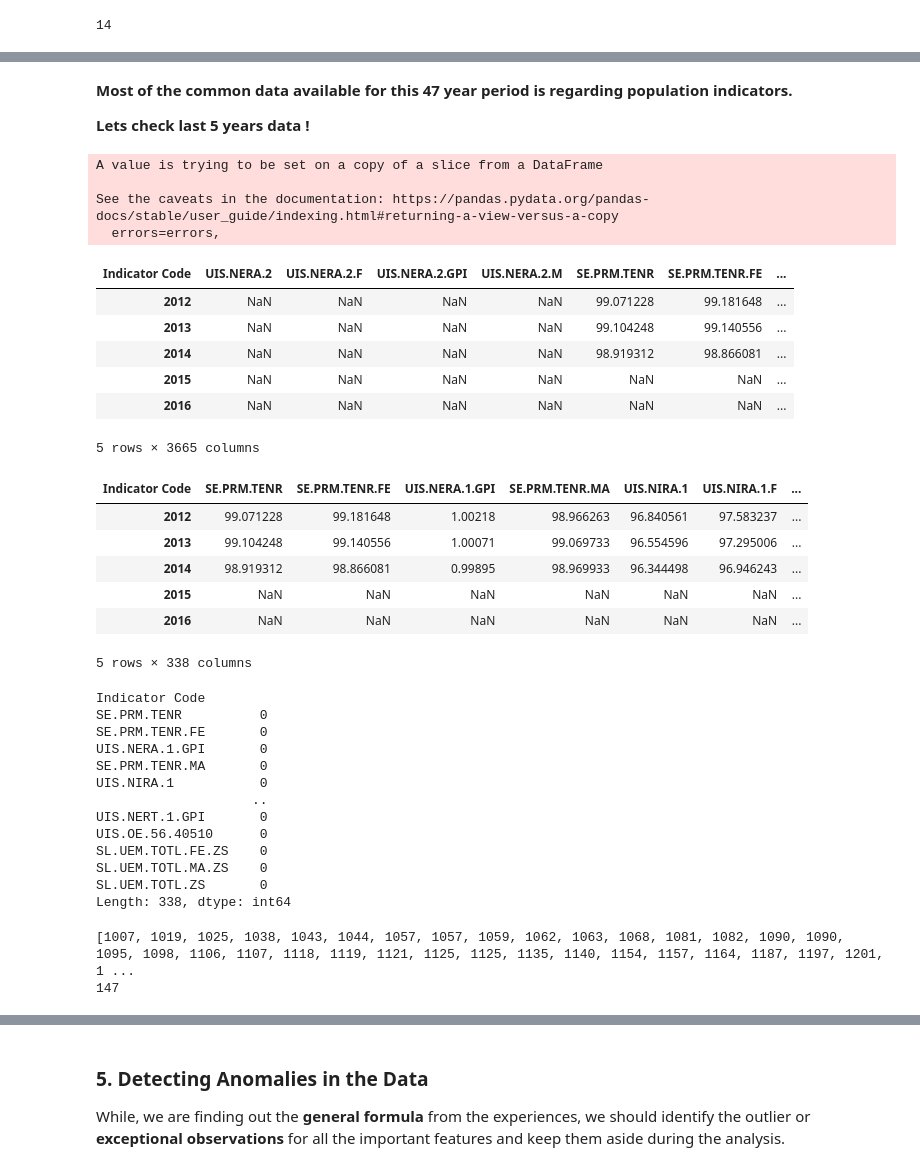
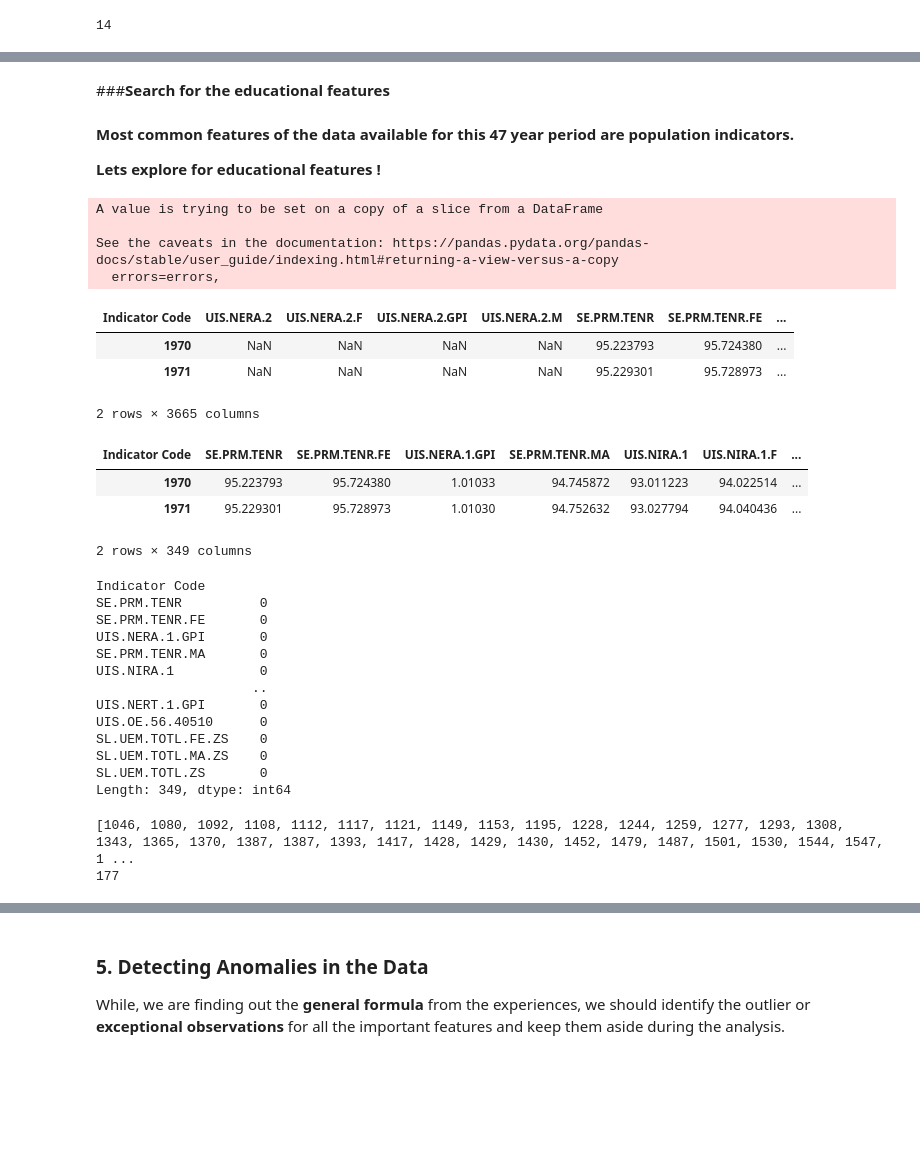
Before and after one commit to prabirdeb/World-Bank-Global-Education-Analysis, a Jupyter notebook: World_Bank_Global_Education_Analysis_Capstone_Project.ipynb, the cells around one changed output, grey strips where cells are left out. Saved outputs shown, nothing was run; the diff lists cells and outputs as text; code cells hidden in the pictures; blank space fills up the shorter version.

```diff
--- a/World_Bank_Global_Education_Analysis_Capstone_Project.ipynb
+++ b/World_Bank_Global_Education_Analysis_Capstone_Project.ipynb
@@ -359,0 +360,6 @@ common_feature_names
+# %%
+# Checking zero values in the filtered df
+print("There are zero values in following countries:\n")
+for k in list(dict_of_filtered_df.keys()):
+  if 0 in dict_of_filtered_df.get(k).values:
+    print(k,end=' ')
@@ -359,0 +370,16 @@ common_feature_names
+# %%
+# Imputation of zero values with mean
+for k in list(dict_of_filtered_df.keys()):
+  if 0 in dict_of_filtered_df.get(k).values:
+    new_df=dict_of_filtered_df.get(k)
+    for column_name in new_df.columns:
+     for i in new_df.index:
+      if new_df[column_name].loc[i]==0:
+        new_df[column_name].loc[i]=new_df[column_name].mean()
+    dict_of_filtered_df.update({k:new_df})
+# %%
+# Checking zero values in the filtered df
+print("There are zero values in following countries:\n")
+for k in list(dict_of_filtered_df.keys()):
+  if 0 in dict_of_filtered_df.get(k).values:
+    print(k,end=' ')
@@ -373,5 +401,7 @@ mean_stat_df.head(2)
+# %% [markdown]
+###**Search for the educational features**
 # %% [markdown]
-**Most of the common data available for this 47 year period is regarding population indicators.**
+**Most common features of the data available for this 47 year period are population indicators.**
 
-**Lets check last 5 years data !**
+**Lets explore for educational features  !**
 # %%
@@ -388,33 +417,25 @@ A value is trying to be set on a copy of a slice from a DataFrame
 See the caveats in the documentation: https://pandas.pydata.org/pandas-docs/stable/user_guide/indexing.html#returning-a-view-versus-a-copy
   errors=errors,
 # %%
-dict_of_clean_df.get('EMU')
+dict_of_clean_df.get('EMU').head(2)
 # %% [output]
 | Indicator Code | UIS.NERA.2 | UIS.NERA.2.F | UIS.NERA.2.GPI | UIS.NERA.2.M | SE.PRM.TENR | SE.PRM.TENR.FE | ... |
-| 2012 | NaN | NaN | NaN | NaN | 99.071228 | 99.181648 | ... |
-| 2013 | NaN | NaN | NaN | NaN | 99.104248 | 99.140556 | ... |
-| 2014 | NaN | NaN | NaN | NaN | 98.919312 | 98.866081 | ... |
-| 2015 | NaN | NaN | NaN | NaN | NaN | NaN | ... |
-| 2016 | NaN | NaN | NaN | NaN | NaN | NaN | ... |
+| 1970 | NaN | NaN | NaN | NaN | 95.223793 | 95.724380 | ... |
+| 1971 | NaN | NaN | NaN | NaN | 95.229301 | 95.728973 | ... |
-5 rows × 3665 columns
+2 rows × 3665 columns
 # %%
-# We will drop the indicators with 100% null values
+# Many of the features have null values
+# We will drop the indicators with all null values
 for k in list(dict_of_clean_df.keys()):
-  new_df=dict_of_clean_df.get(k)
-  for column_name in new_df.columns:
-    if new_df[column_name].isnull().sum()==5:
-      new_df.drop([column_name],axis=1,inplace=True)
+  new_df = dict_of_clean_df.get(k).dropna(axis=1, how='all')
   dict_of_clean_df.update({k:new_df})
 # %%
-dict_of_clean_df.get('EMU')
+dict_of_clean_df.get('EMU').head(2)
 # %% [output]
 | Indicator Code | SE.PRM.TENR | SE.PRM.TENR.FE | UIS.NERA.1.GPI | SE.PRM.TENR.MA | UIS.NIRA.1 | UIS.NIRA.1.F | ... |
-| 2012 | 99.071228 | 99.181648 | 1.00218 | 98.966263 | 96.840561 | 97.583237 | ... |
-| 2013 | 99.104248 | 99.140556 | 1.00071 | 99.069733 | 96.554596 | 97.295006 | ... |
-| 2014 | 98.919312 | 98.866081 | 0.99895 | 98.969933 | 96.344498 | 96.946243 | ... |
-| 2015 | NaN | NaN | NaN | NaN | NaN | NaN | ... |
-| 2016 | NaN | NaN | NaN | NaN | NaN | NaN | ... |
+| 1970 | 95.223793 | 95.724380 | 1.01033 | 94.745872 | 93.011223 | 94.022514 | ... |
+| 1971 | 95.229301 | 95.728973 | 1.01030 | 94.752632 | 93.027794 | 94.040436 | ... |
-5 rows × 338 columns
+2 rows × 349 columns
 # %%
 # Imputation with mean
 for k in list(dict_of_clean_df.keys()):
@@ -437,5 +458,5 @@ UIS.OE.56.40510      0
 SL.UEM.TOTL.FE.ZS    0
 SL.UEM.TOTL.MA.ZS    0
 SL.UEM.TOTL.ZS       0
-Length: 338, dtype: int64
+Length: 349, dtype: int64
 # %%
@@ -448,8 +469,8 @@ feature_len_list=[len(dict_of_clean_df.get(k).columns) for k in list(dict_of_cle
 print(sorted(feature_len_list))
 print(len(feature_len_list))
 # %% [output]
-[1007, 1019, 1025, 1038, 1043, 1044, 1057, 1057, 1059, 1062, 1063, 1068, 1081, 1082, 1090, 1090, 1095, 1098, 1106, 1107, 1118, 1119, 1121, 1125, 1125, 1135, 1140, 1154, 1157, 1164, 1187, 1197, 1201, 1 ...
-147
+[1046, 1080, 1092, 1108, 1112, 1117, 1121, 1149, 1153, 1195, 1228, 1244, 1259, 1277, 1293, 1308, 1343, 1365, 1370, 1387, 1387, 1393, 1417, 1428, 1429, 1430, 1452, 1479, 1487, 1501, 1530, 1544, 1547, 1 ...
+177
 # %%
 # List of selected countries
 list_of_countries2=[dict_of_countries.get(k) for k in list(dict_of_clean_df.keys())]
```
Also changed, not shown: parts of 46 cells of this notebook.
